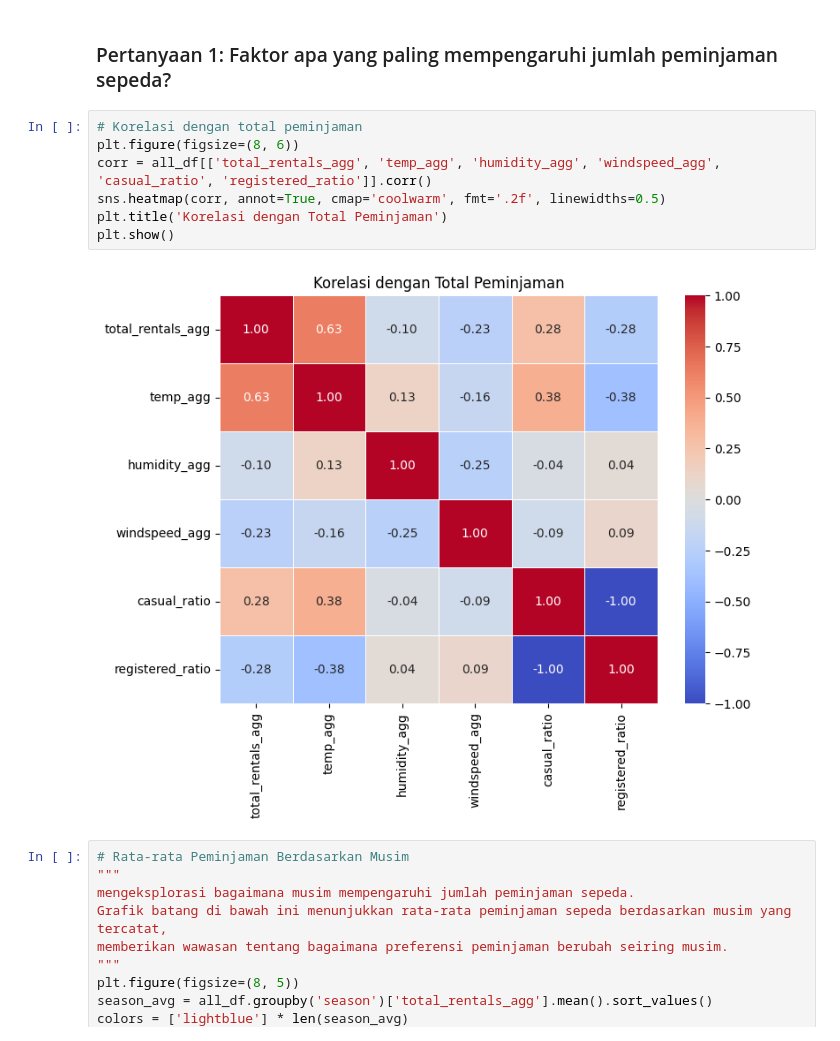
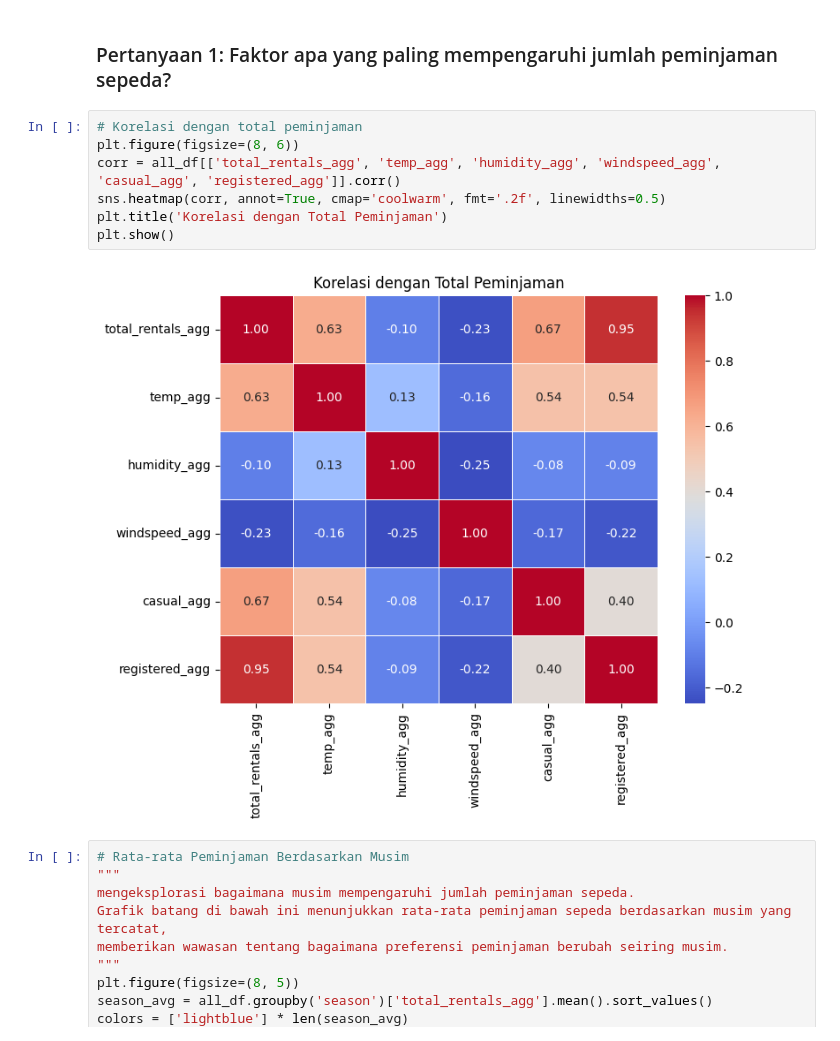
Before and after one commit to trisya07/proyek_analisis_data, a Jupyter notebook: submission_analisis_data.ipynb, the cells around one changed output. Drawn from its saved outputs; the diff is of its cells as text.

```diff
--- a/submission_analisis_data.ipynb
+++ b/submission_analisis_data.ipynb
@@ -588,12 +571,12 @@ Mayoritas pengguna adalah pelanggan tetap atau terdaftar sebanyak 82,44%, diband
 # %%
 # Korelasi dengan total peminjaman
 plt.figure(figsize=(8, 6))
-corr = all_df[['total_rentals_agg', 'temp_agg', 'humidity_agg', 'windspeed_agg', 'casual_ratio', 'registered_ratio']].corr()
+corr = all_df[['total_rentals_agg', 'temp_agg', 'humidity_agg', 'windspeed_agg', 'casual_agg', 'registered_agg']].corr()
 sns.heatmap(corr, annot=True, cmap='coolwarm', fmt='.2f', linewidths=0.5)
 plt.title('Korelasi dengan Total Peminjaman')
 plt.show()
 # %% [output]
-[figure, old version]
+[figure, new version]
 # %%
 # Rata-rata Peminjaman Berdasarkan Musim
 """
```
Also changed, not shown: parts of 19 cells of this notebook, 2 other files.
